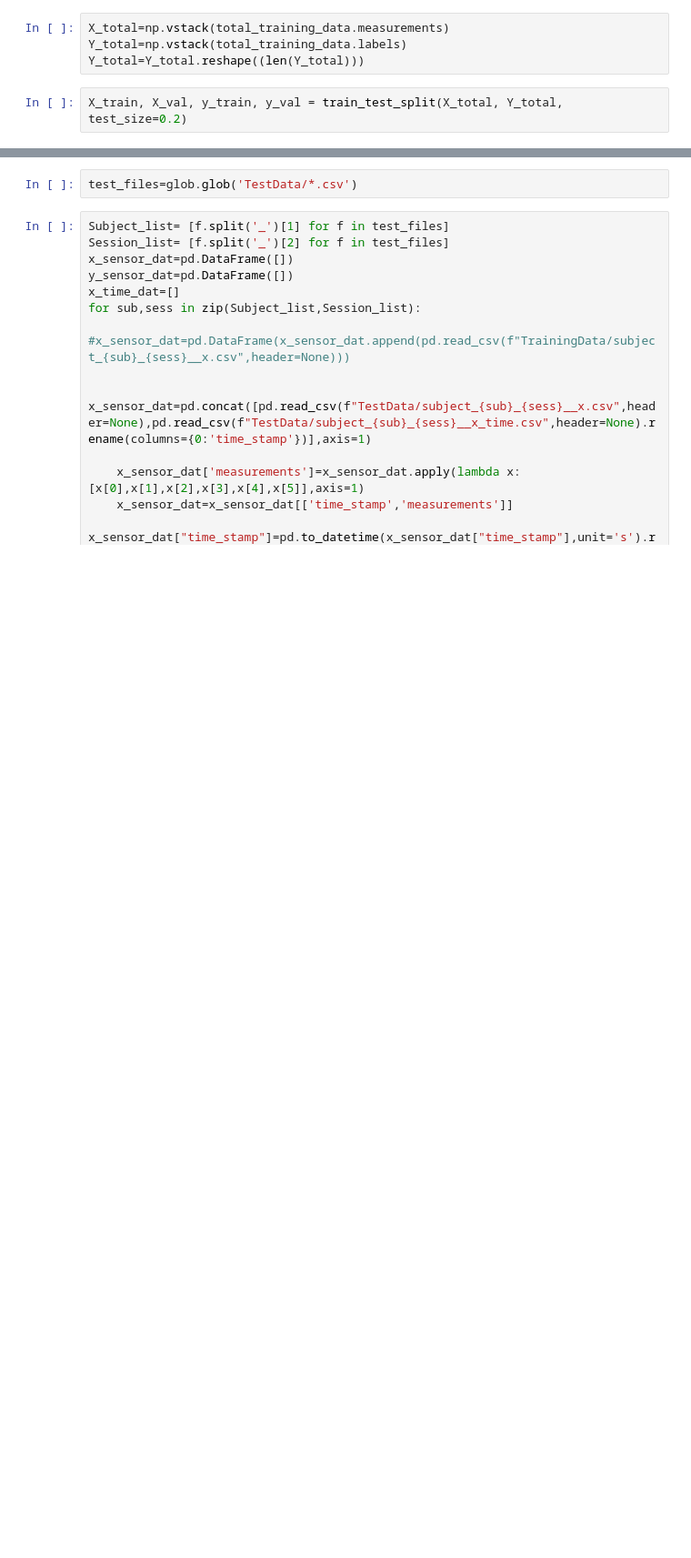
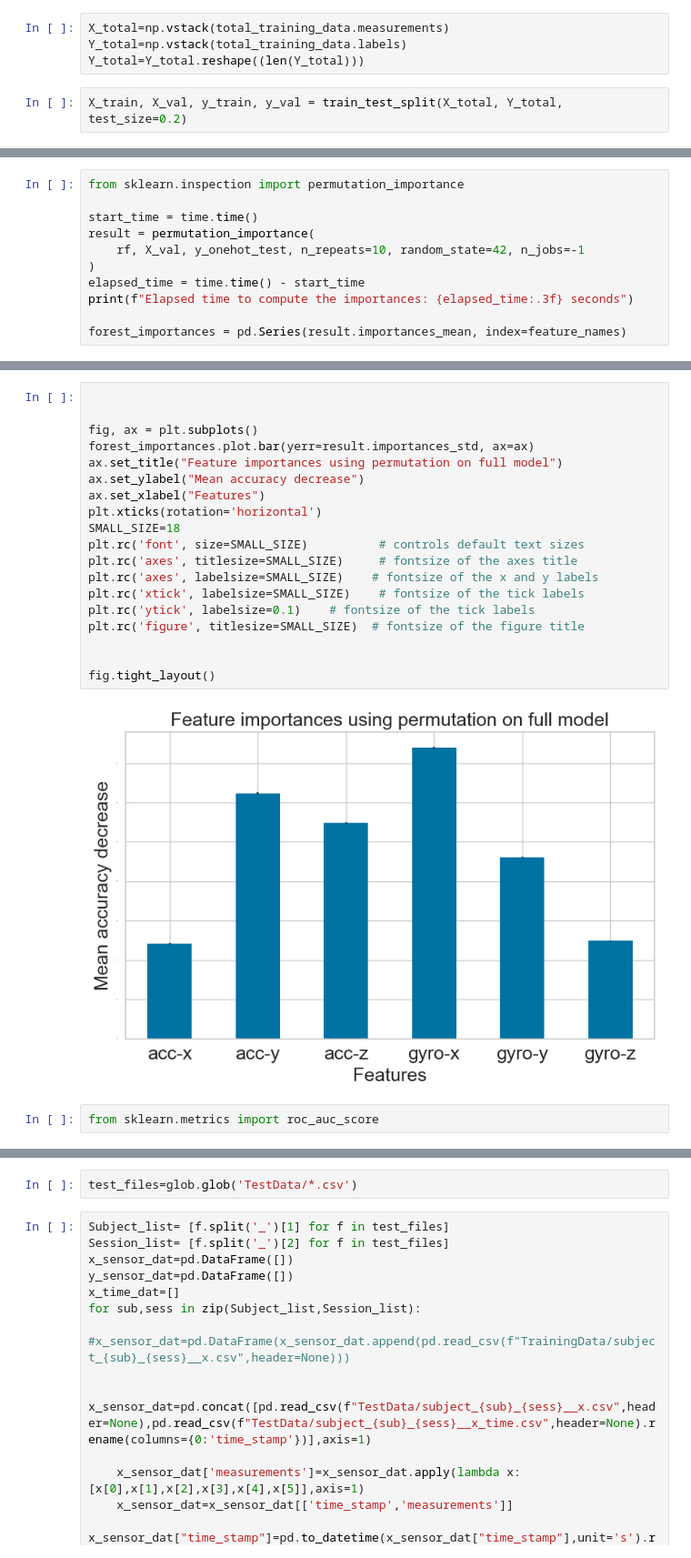
Before and after one commit to mfarooq2/ECE_Project_C1, a Jupyter notebook: Random_Forest.ipynb, the cells around one changed output, grey strips where cells are left out. Shown: that part at 91% size. Drawn from its saved outputs; the diff is of its cells as text; blank space fills up the shorter version.

```diff
--- a/Random_Forest.ipynb
+++ b/Random_Forest.ipynb
@@ -38,0 +127,11 @@ RandomForestClassifier(max_depth=2, random_state=0)
+# %%
+from sklearn.inspection import permutation_importance
+
+start_time = time.time()
+result = permutation_importance(
+    rf, X_val, y_onehot_test, n_repeats=10, random_state=42, n_jobs=-1
+)
+elapsed_time = time.time() - start_time
+print(f"Elapsed time to compute the importances: {elapsed_time:.3f} seconds")
+
+forest_importances = pd.Series(result.importances_mean, index=feature_names)
@@ -38,0 +140,23 @@ RandomForestClassifier(max_depth=2, random_state=0)
+# %%
+
+
+fig, ax = plt.subplots()
+forest_importances.plot.bar(yerr=result.importances_std, ax=ax)
+ax.set_title("Feature importances using permutation on full model")
+ax.set_ylabel("Mean accuracy decrease")
+ax.set_xlabel("Features")
+plt.xticks(rotation='horizontal')
+SMALL_SIZE=18
+plt.rc('font', size=SMALL_SIZE)          # controls default text sizes
+plt.rc('axes', titlesize=SMALL_SIZE)     # fontsize of the axes title
+plt.rc('axes', labelsize=SMALL_SIZE)    # fontsize of the x and y labels
+plt.rc('xtick', labelsize=SMALL_SIZE)    # fontsize of the tick labels
+plt.rc('ytick', labelsize=0.1)    # fontsize of the tick labels
+plt.rc('figure', titlesize=SMALL_SIZE)  # fontsize of the figure title
+
+
+fig.tight_layout()
+# %% [output]
+[figure, added]
+# %%
+from sklearn.metrics import roc_auc_score
```
Also changed, not shown: parts of 25 cells of this notebook, 2 other files.
